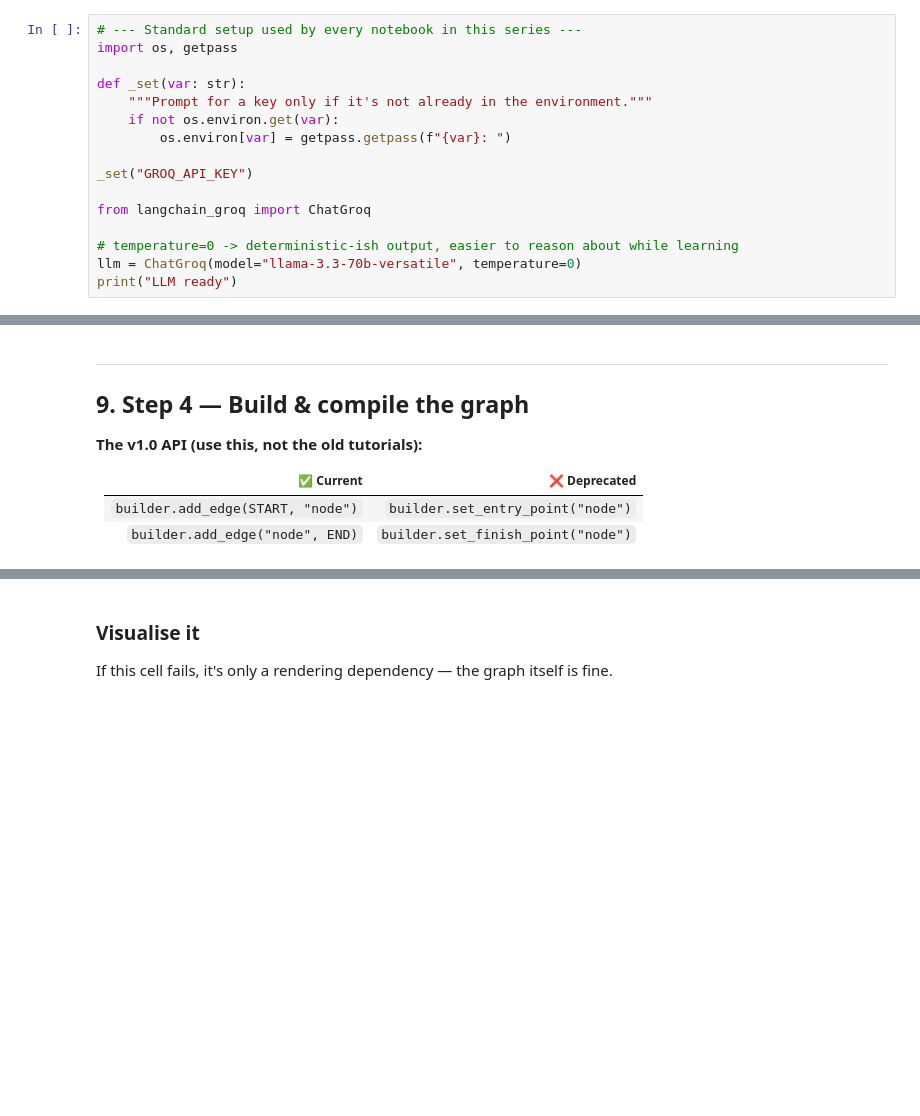
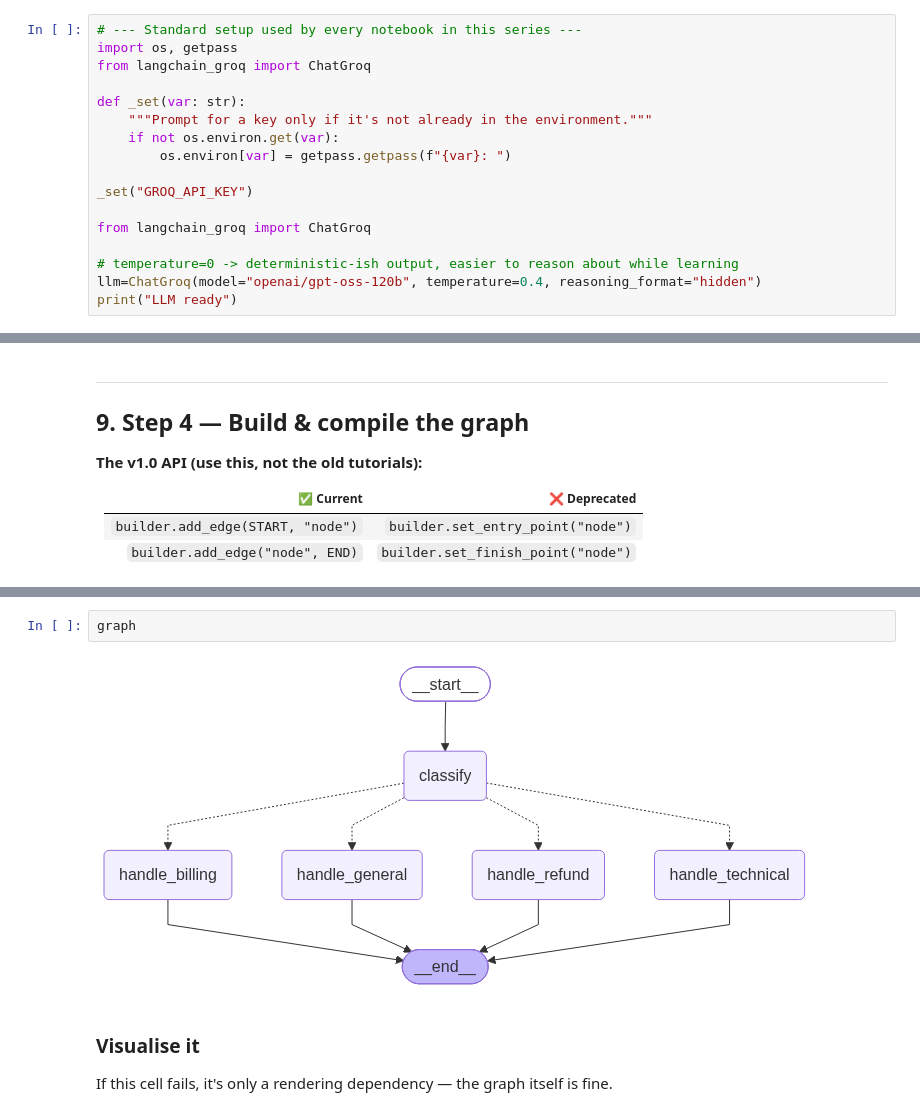
Before and after one commit to vermaankit2005/fundamental-agent-pattern, a Jupyter notebook: 01_reactive_agent.ipynb, the cells around one changed output, grey strips where cells are left out. Saved outputs shown, nothing was run; the diff lists cells and outputs as text; blank space fills up the shorter version.

```diff
--- a/01_reactive_agent.ipynb
+++ b/01_reactive_agent.ipynb
@@ -104,6 +104,7 @@ pip install langgraph langchain-openai langchain-core
 # %%
 # --- Standard setup used by every notebook in this series ---
 import os, getpass
+from langchain_groq import ChatGroq
 
 def _set(var: str):
     """Prompt for a key only if it's not already in the environment."""
@@ -115,5 +116,5 @@ _set("GROQ_API_KEY")
 from langchain_groq import ChatGroq
 
 # temperature=0 -> deterministic-ish output, easier to reason about while learning
-llm = ChatGroq(model="llama-3.3-70b-versatile", temperature=0)
+llm=ChatGroq(model="openai/gpt-oss-120b", temperature=0.4, reasoning_format="hidden")
 print("LLM ready")
@@ -253,3 +258,7 @@ print("Graph compiled")
+# %%
+graph
+# %% [output]
+[figure, added]
 # %% [markdown]
 ### Visualise it
 
```
Also changed, not shown: parts of 5 cells of this notebook, 2 other files.
